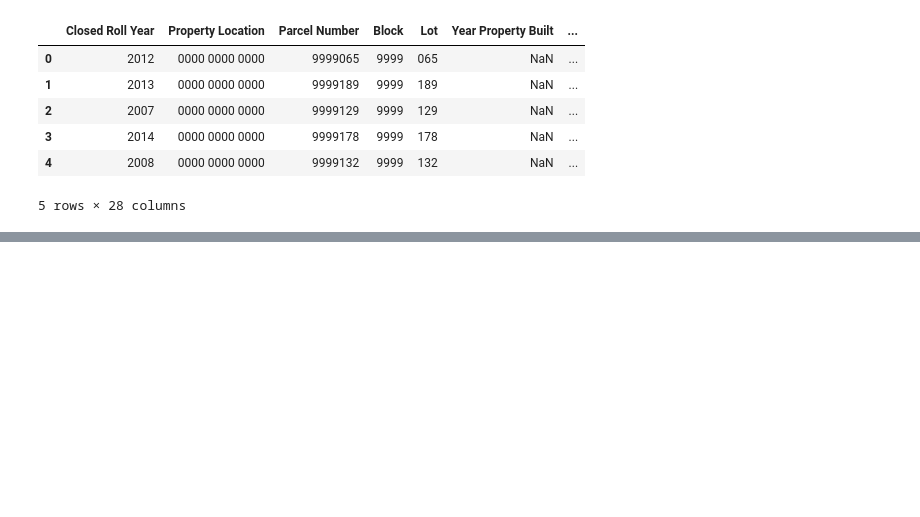
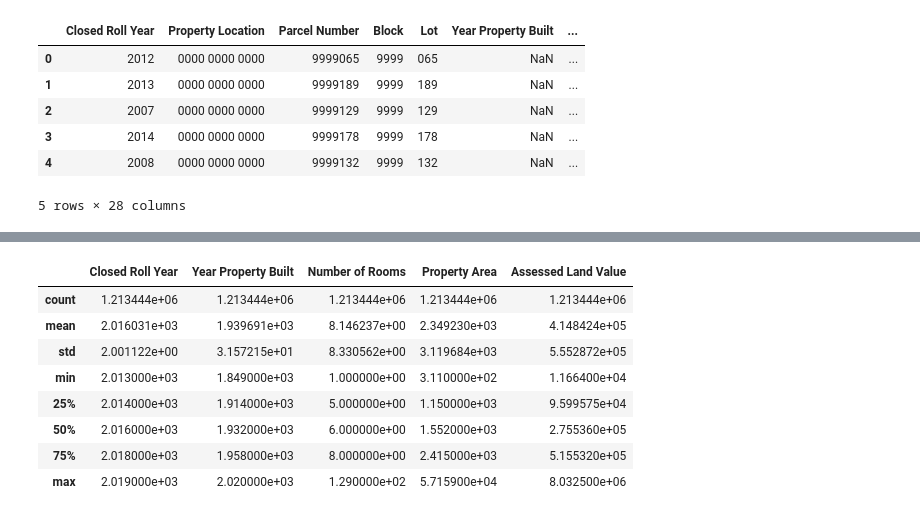
Before and after one commit to rohanskalyani/sfpermittimes, a Jupyter notebook: San Francisco Tax Assessor's Dataset.ipynb, the cells around one changed output, grey strips where cells are left out. Drawn from its saved outputs; the diff is of its cells as text; code cells hidden in the pictures; blank space fills up the shorter version.

```diff
--- a/San Francisco Tax Assessor's Dataset.ipynb
+++ b/San Francisco Tax Assessor's Dataset.ipynb
@@ -141,0 +221,4 @@ sftax_regressors = sftax.loc[]
+# %%
+sftax_2013.drop(labels = ['Current Sales Date','Construction Type','Zoning Code'], axis = 'columns', inplace = True)
+sftax_2013.drop(labels = highest_zero_cols, axis = 'columns', inplace = True)
+sftax_2013.columns
@@ -141,0 +258,3 @@ sftax_regressors = sftax.loc[]
+# %%
+sftax_2013_regs = sftax_2013.loc[:,['Closed Roll Year','Parcel Number','Year Property Built','Number of Rooms',
+                                  'Property Area','Assessed Land Value', 'the_geom']]; sftax_2013_regs.head()
@@ -141,0 +280,6 @@ sftax_regressors = sftax.loc[]
+# %%
+#((sftax_2013_regs == 0).sum(axis = 0)/len(sftax_2013_regs)).sort_values(ascending = False)
+sanityIndex = (sftax_2013_regs['Number of Rooms'] > 0) & (sftax_2013_regs['Property Area'] > 0) & \
+(sftax_2013_regs['Assessed Land Value'] > 0)
+sftax_2013_regs = sftax_2013_regs[sanityIndex]
+sftax_2013_regs[['Assessed Land Value', 'Number of Rooms', 'Property Area']].describe()
@@ -141,0 +296,20 @@ sftax_regressors = sftax.loc[]
+# %%
+outlierIndex = (sftax_2013_regs['Assessed Land Value'] > sftax_2013_regs['Assessed Land Value'].quantile(0.001)) & \
+(sftax_2013_regs['Assessed Land Value'] < sftax_2013_regs['Assessed Land Value'].quantile(0.999)) & \
+(sftax_2013_regs['Property Area'] > sftax_2013_regs['Property Area'].quantile(0.001)) & \
+(sftax_2013_regs['Property Area'] < sftax_2013_regs['Property Area'].quantile(0.999)) & \
+(sftax_2013_regs['Number of Rooms'] < sftax_2013_regs['Number of Rooms'].quantile(0.999)) & \
+(sftax_2013_regs['Year Property Built'] > sftax_2013_regs['Year Property Built'].quantile(0.00001))
+
+sftax_2013_regs = sftax_2013_regs[outlierIndex]
+sftax_2013_regs.describe()
+# %% [output]
+|  | Closed Roll Year | Year Property Built | Number of Rooms | Property Area | Assessed Land Value |
+| count | 1.213444e+06 | 1.213444e+06 | 1.213444e+06 | 1.213444e+06 | 1.213444e+06 |
+| mean | 2.016031e+03 | 1.939691e+03 | 8.146237e+00 | 2.349230e+03 | 4.148424e+05 |
+| std | 2.001122e+00 | 3.157215e+01 | 8.330562e+00 | 3.119684e+03 | 5.552872e+05 |
+| min | 2.013000e+03 | 1.849000e+03 | 1.000000e+00 | 3.110000e+02 | 1.166400e+04 |
+| 25% | 2.014000e+03 | 1.914000e+03 | 5.000000e+00 | 1.150000e+03 | 9.599575e+04 |
+| 50% | 2.016000e+03 | 1.932000e+03 | 6.000000e+00 | 1.552000e+03 | 2.755360e+05 |
+| 75% | 2.018000e+03 | 1.958000e+03 | 8.000000e+00 | 2.415000e+03 | 5.155320e+05 |
+| max | 2.019000e+03 | 2.020000e+03 | 1.290000e+02 | 5.715900e+04 | 8.032500e+06 |
```
Also changed, not shown: parts of 26 cells of this notebook.
